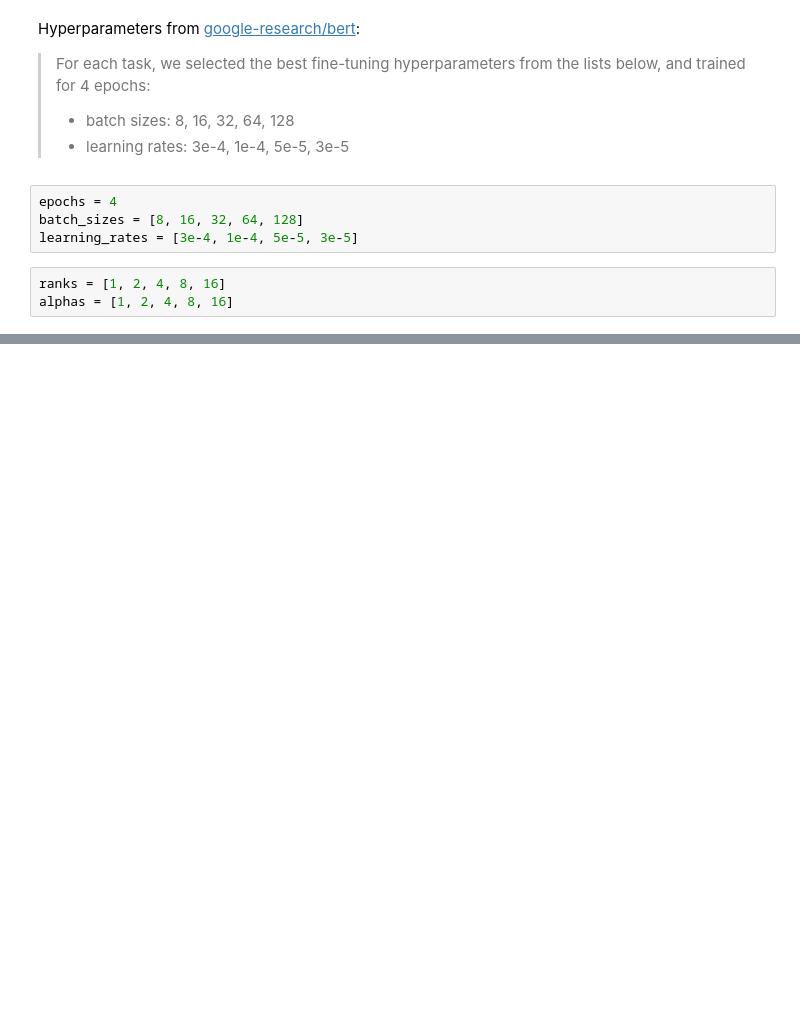
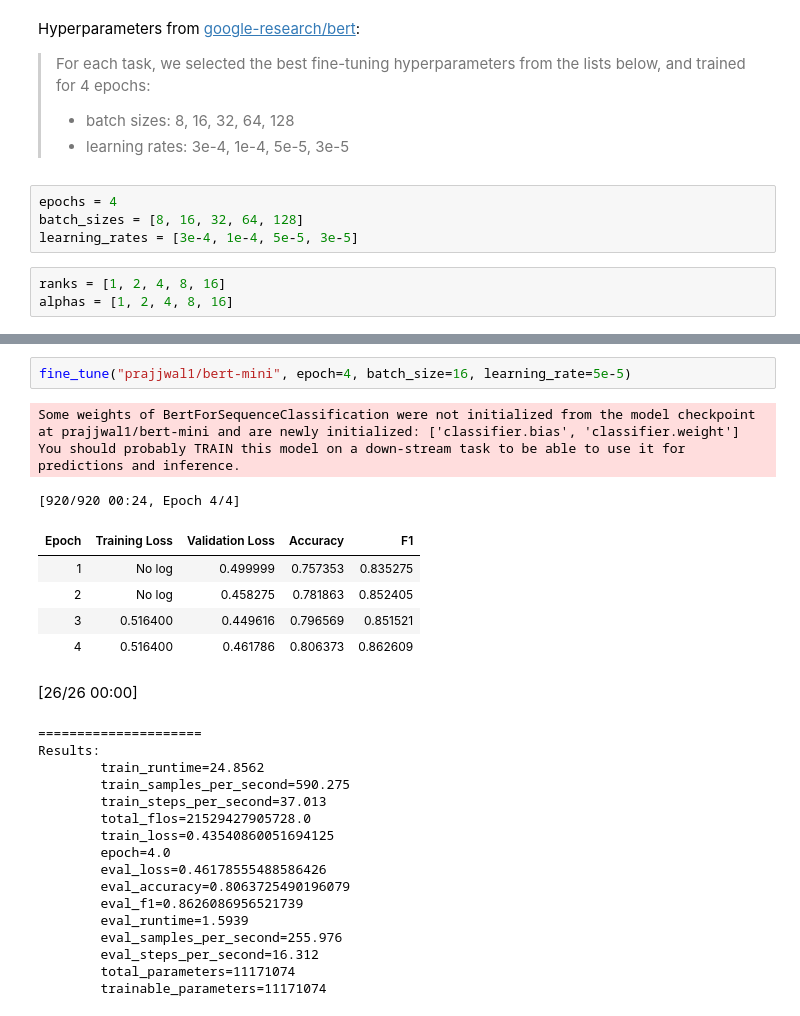
Before and after one commit to danjshaw/ece57000-finalProject, a Jupyter notebook: lora-bert/source/lora-bert.ipynb, the cells around one changed output, grey strips where cells are left out. Drawn from its saved outputs; the diff is of its cells as text; blank space fills up the shorter version.

```diff
--- a/lora-bert/source/lora-bert.ipynb
+++ b/lora-bert/source/lora-bert.ipynb
@@ -594,0 +495,28 @@ Progress: 2/500
+# %%
+fine_tune("prajjwal1/bert-mini", epoch=4, batch_size=16, learning_rate=5e-5)
+# %% [output]
+Some weights of BertForSequenceClassification were not initialized from the model checkpoint at prajjwal1/bert-mini and are newly initialized: ['classifier.bias', 'classifier.weight']
+You should probably TRAIN this model on a down-stream task to be able to use it for predictions and inference.
+[920/920 00:24, Epoch 4/4]
+| Epoch | Training Loss | Validation Loss | Accuracy | F1 |
+| 1 | No log | 0.499999 | 0.757353 | 0.835275 |
+| 2 | No log | 0.458275 | 0.781863 | 0.852405 |
+| 3 | 0.516400 | 0.449616 | 0.796569 | 0.851521 |
+| 4 | 0.516400 | 0.461786 | 0.806373 | 0.862609 |
+[26/26 00:00]
+=====================
+Results:
+        train_runtime=24.8562
+        train_samples_per_second=590.275
+        train_steps_per_second=37.013
+        total_flos=21529427905728.0
+        train_loss=0.43540860051694125
+        epoch=4.0
+        eval_loss=0.46178555488586426
+        eval_accuracy=0.8063725490196079
+        eval_f1=0.8626086956521739
+        eval_runtime=1.5939
+        eval_samples_per_second=255.976
+        eval_steps_per_second=16.312
+        total_parameters=11171074
+        trainable_parameters=11171074
```
Also changed, not shown: parts of 35 cells of this notebook.
